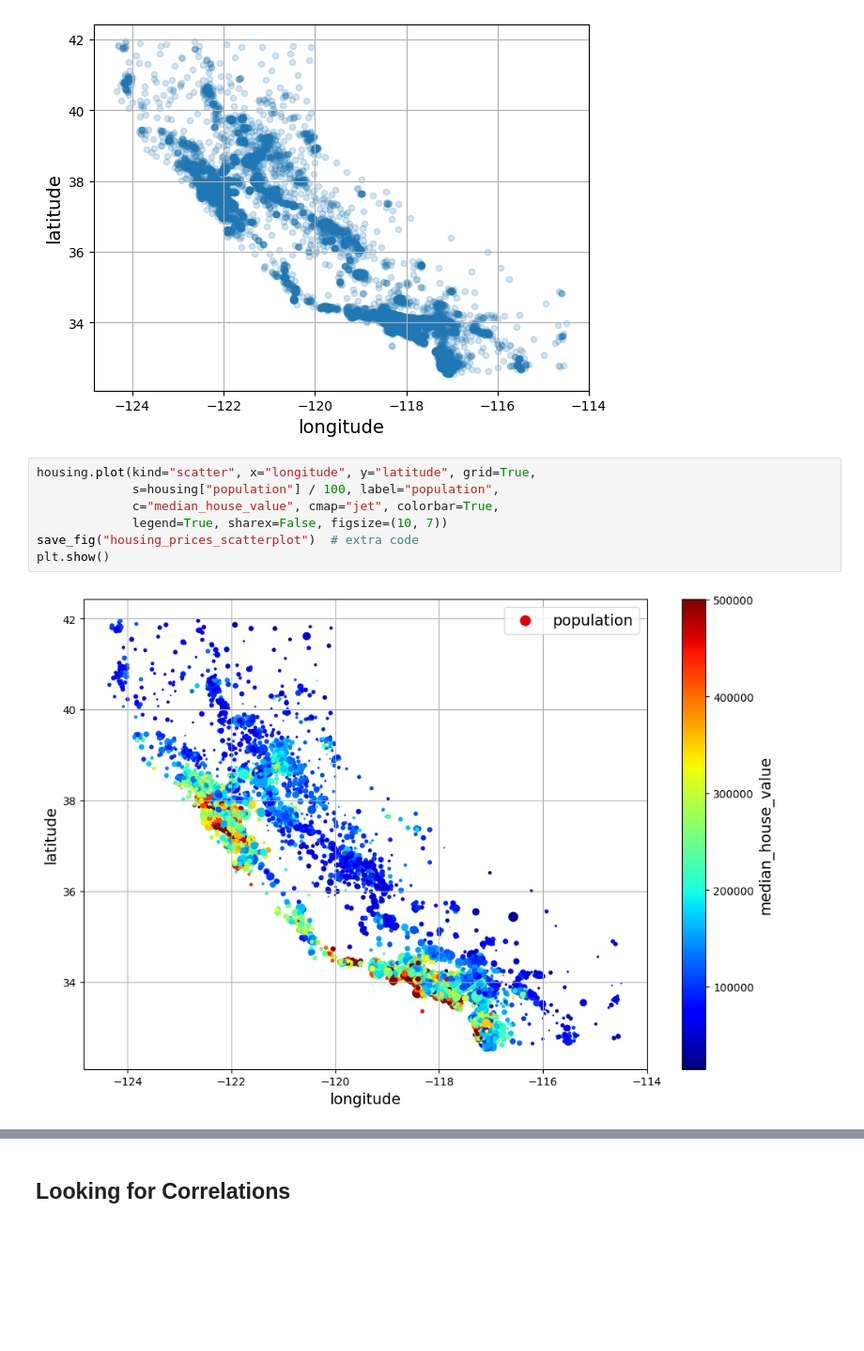
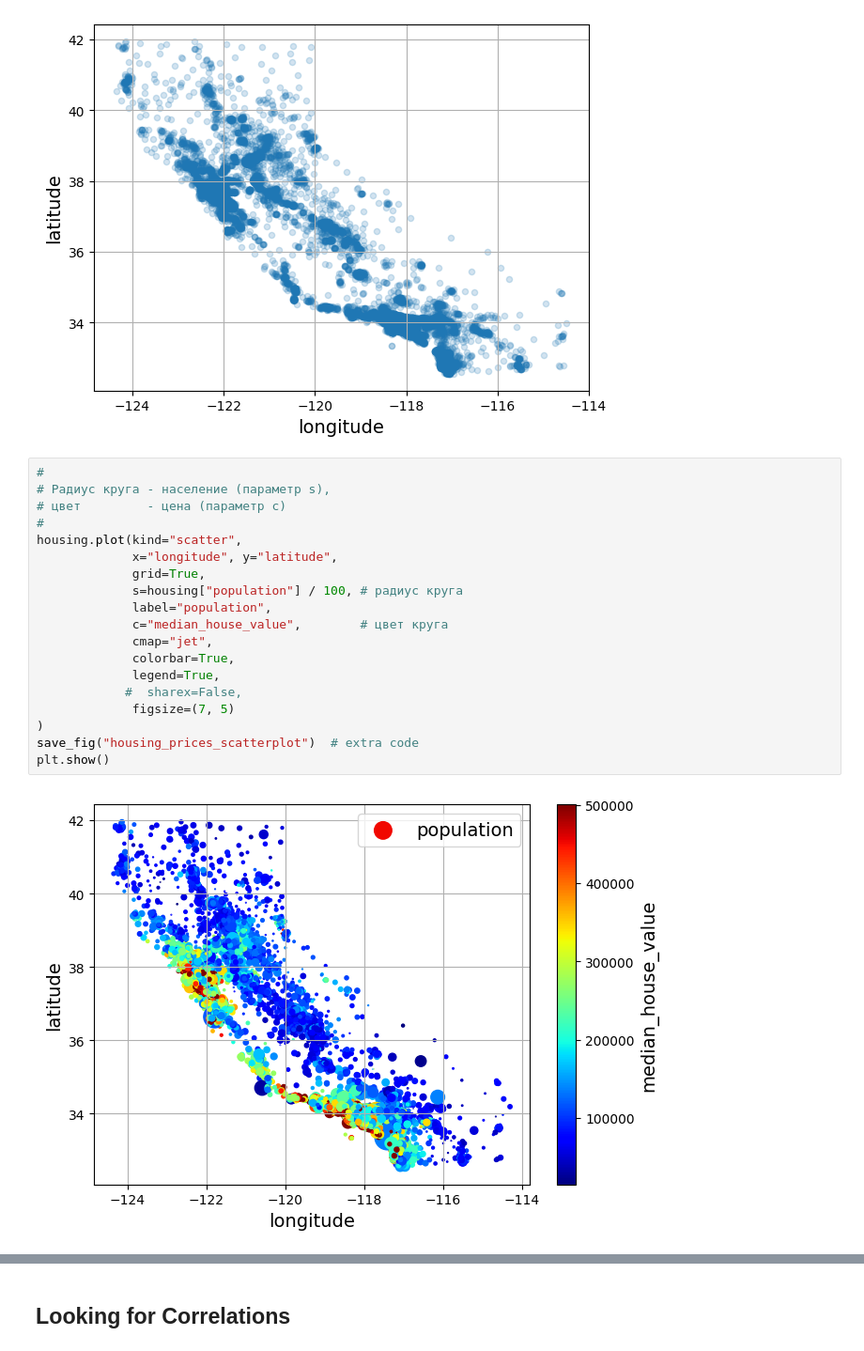
Before and after one commit to MinyaevAndrey/handson-ml3, a Jupyter notebook: 02_end_to_end_machine_learning_project.ipynb, the cells around one changed output, grey strips where cells are left out. Shown at 94% size. Cells and saved outputs as stored; diff of their text form; blank space fills up the shorter version.

```diff
--- a/02_end_to_end_machine_learning_project.ipynb
+++ b/02_end_to_end_machine_learning_project.ipynb
@@ -324,11 +324,23 @@ plt.show()
 # %% [output]
 [figure]
 # %%
-housing.plot(kind="scatter", x="longitude", y="latitude", grid=True,
-             s=housing["population"] / 100, label="population",
-             c="median_house_value", cmap="jet", colorbar=True,
-             legend=True, sharex=False, figsize=(10, 7))
+#
+# Радиус круга - население (параметр s),
+# цвет         - цена (параметр с)
+#
+housing.plot(kind="scatter",
+             x="longitude", y="latitude",
+             grid=True,
+             s=housing["population"] / 100, # радиус круга
+             label="population",
+             c="median_house_value",        # цвет круга
+             cmap="jet",
+             colorbar=True,
+             legend=True,
+            #  sharex=False,
+             figsize=(7, 5)
+)
 save_fig("housing_prices_scatterplot")  # extra code
 plt.show()
 # %% [output]
-[figure, old version]
+[figure, new version]
```
Also changed, not shown: parts of 4 cells of this notebook.
